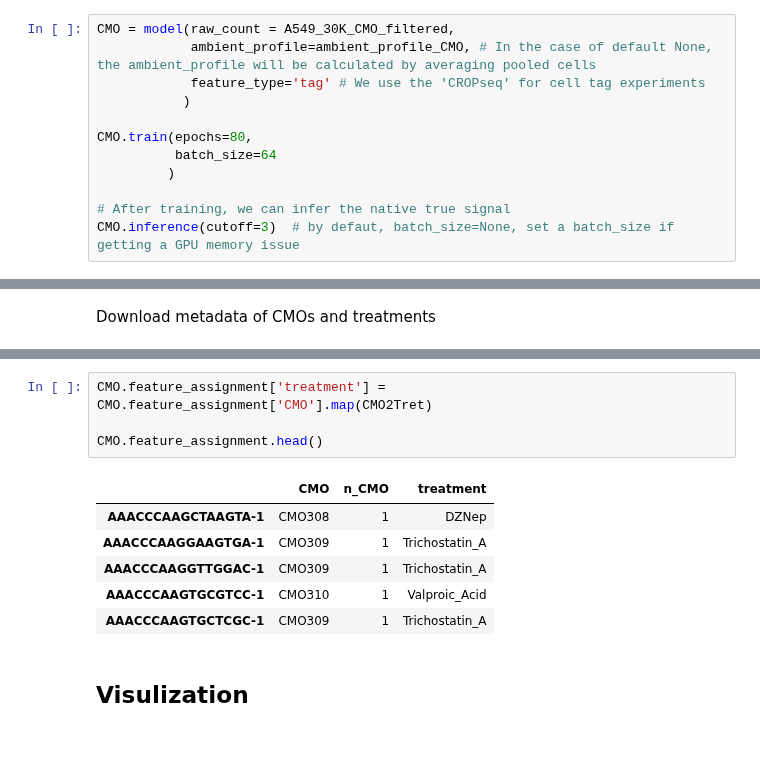
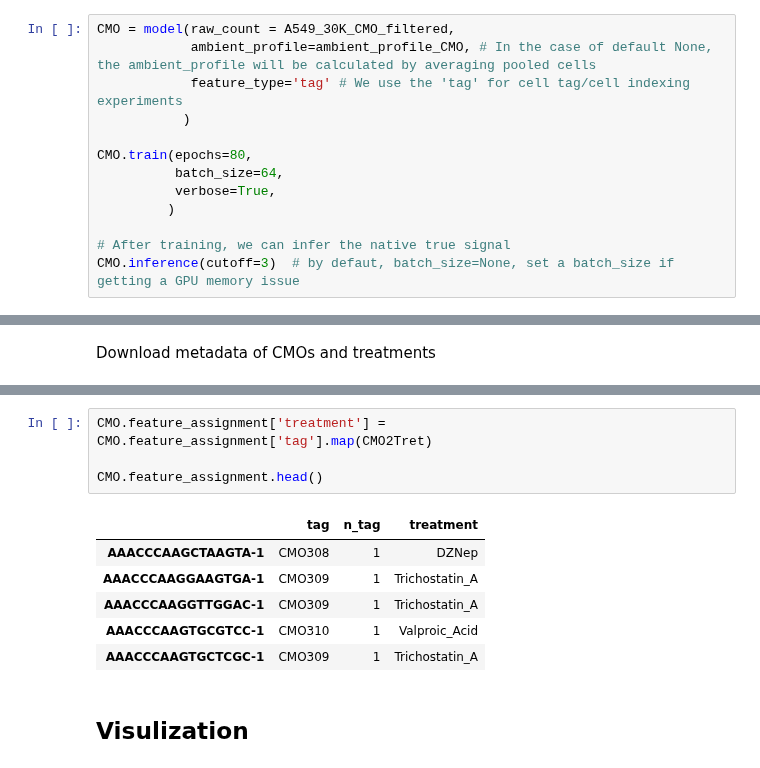
Before and after one commit to Novartis/scar, a Jupyter notebook: docs/scAR_tutorial_identity_barcode.ipynb, the cells around one changed output, grey strips where cells are left out. Saved outputs shown, nothing was run; the diff lists cells and outputs as text.

```diff
--- a/docs/scAR_tutorial_identity_barcode.ipynb
+++ b/docs/scAR_tutorial_identity_barcode.ipynb
@@ -123,11 +123,12 @@ ambient_profile_CMO.head()
 # %%
 CMO = model(raw_count = A549_30K_CMO_filtered,
             ambient_profile=ambient_profile_CMO, # In the case of default None, the ambient_profile will be calculated by averaging pooled cells
-            feature_type='tag' # We use the 'CROPseq' for cell tag experiments
+            feature_type='tag' # We use the 'tag' for cell tag/cell indexing experiments
            )
 
 CMO.train(epochs=80,
-          batch_size=64
+          batch_size=64,
+          verbose=True,
          )
 
 # After training, we can infer the native true signal
@@ -184,11 +185,11 @@ Saving to: ‘SC3_v3_NextGem_DI_CellPlex_CRISPR_A549_30K_Multiplex_config.csv.2
  'CMO311': 'Kinetin',
  'CMO312': 'Resveratrol'}
 # %%
-CMO.feature_assignment['treatment'] = CMO.feature_assignment['CMO'].map(CMO2Tret)
+CMO.feature_assignment['treatment'] = CMO.feature_assignment['tag'].map(CMO2Tret)
 
 CMO.feature_assignment.head()
 # %% [output]
-|  | CMO | n_CMO | treatment |
+|  | tag | n_tag | treatment |
 | AAACCCAAGCTAAGTA-1 | CMO308 | 1 | DZNep |
 | AAACCCAAGGAAGTGA-1 | CMO309 | 1 | Trichostatin_A |
 | AAACCCAAGGTTGGAC-1 | CMO309 | 1 | Trichostatin_A |
```
Also changed, not shown: parts of 5 cells of this notebook, 3 other files.
